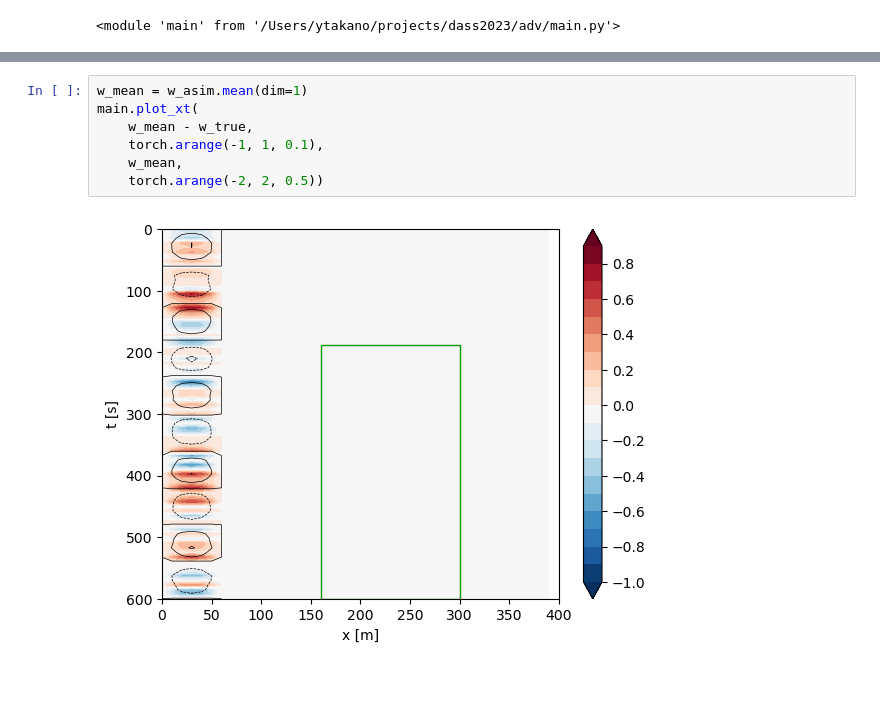
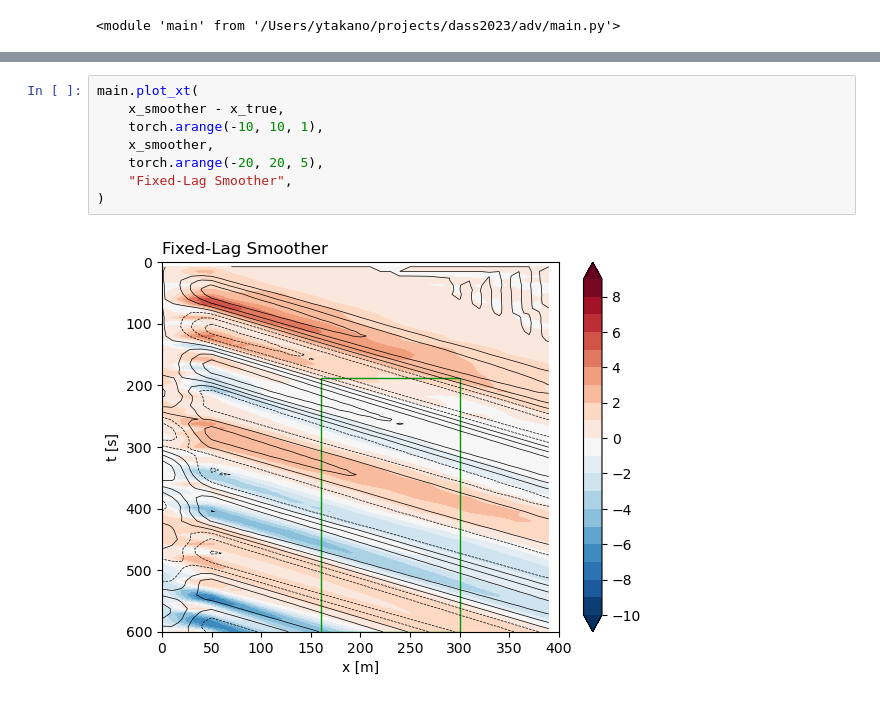
Before and after one commit to wm-ytakano/dass2023-adv-EnKF, a Jupyter notebook: main.ipynb, the cells around one changed output, grey strips where cells are left out. Cells and saved outputs as stored; diff of their text form.

```diff
--- a/main.ipynb
+++ b/main.ipynb
@@ -41,9 +37,10 @@ main.plot_xt(
-# %%
-w_mean = w_asim.mean(dim=1)
-main.plot_xt(
-    w_mean - w_true,
-    torch.arange(-1, 1, 0.1),
-    w_mean,
-    torch.arange(-2, 2, 0.5))
-# %% [output]
-[figure, removed]
+# %%
+main.plot_xt(
+    x_smoother - x_true,
+    torch.arange(-10, 10, 1),
+    x_smoother,
+    torch.arange(-20, 20, 5),
+    "Fixed-Lag Smoother",
+)
+# %% [output]
+[figure, added]
```
Also changed, not shown: parts of 4 cells of this notebook, 1 other file.
